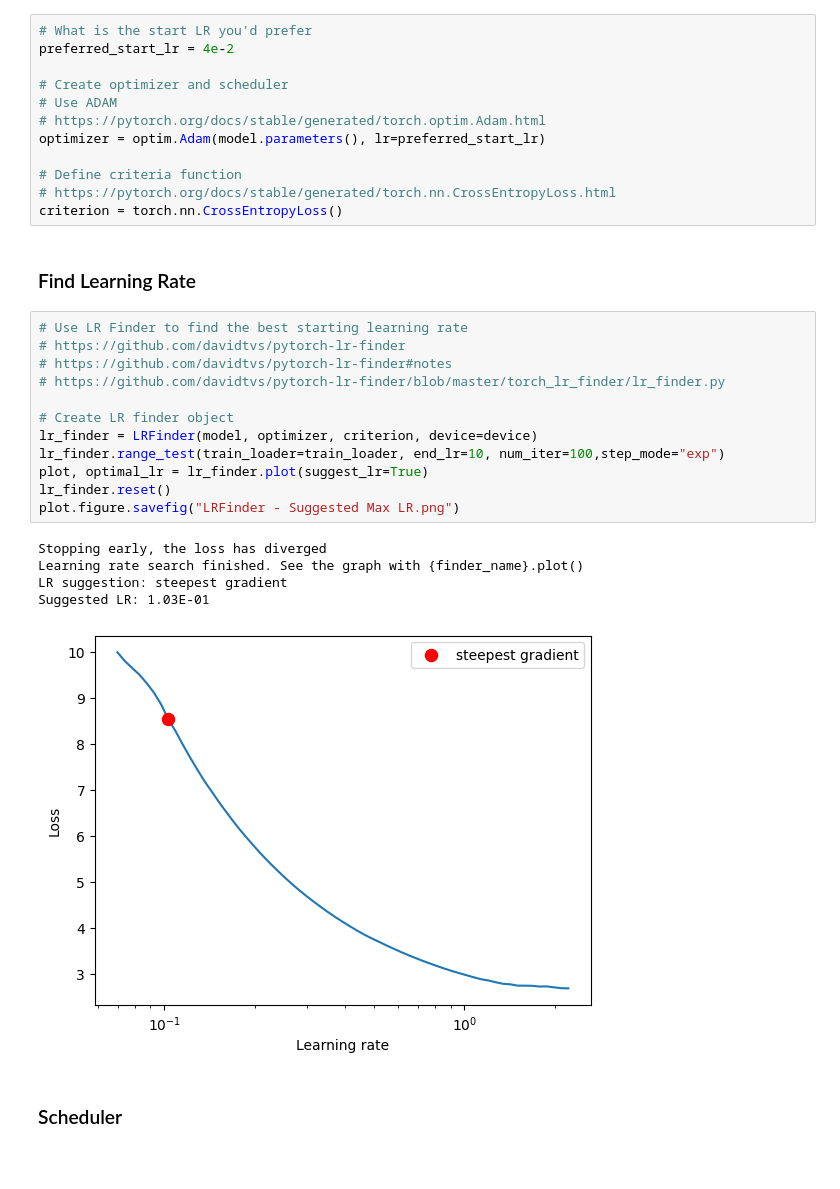
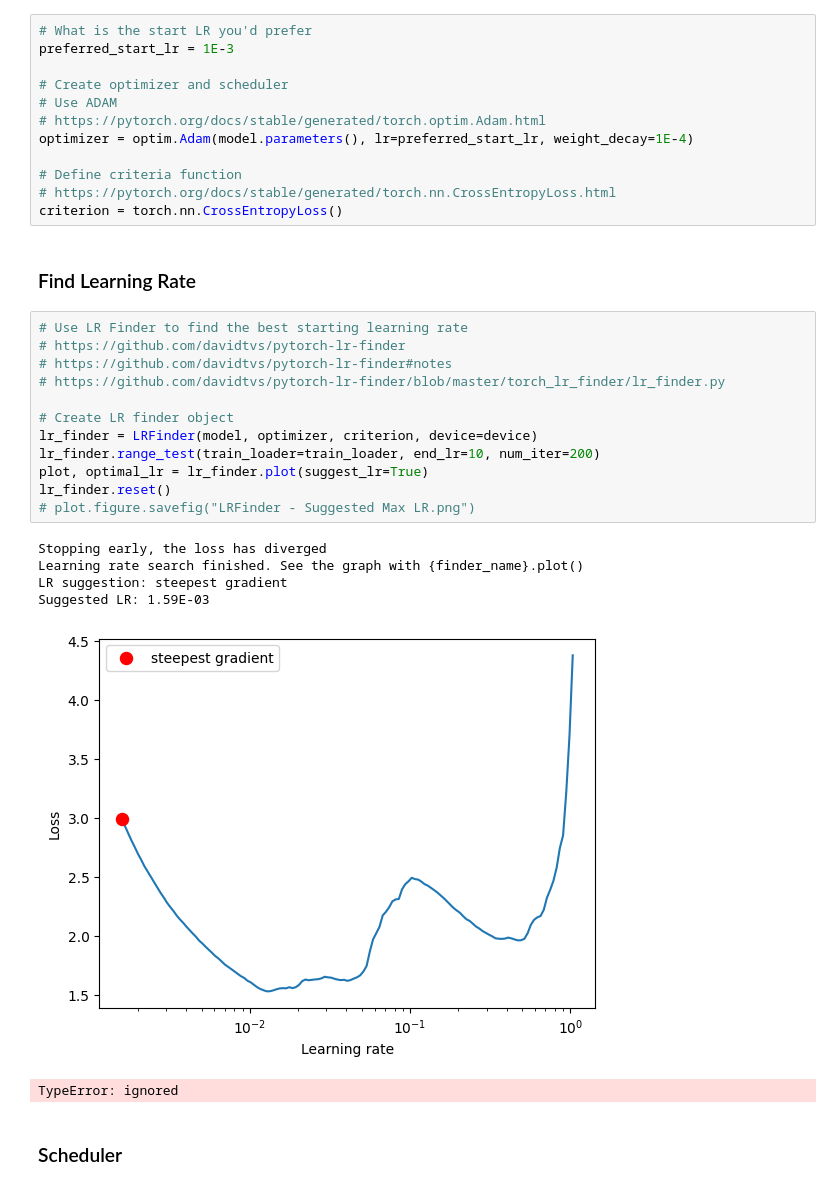
Before and after one commit to nviraj/era-v1, a Jupyter notebook: Session 10/Submission/ERA V1 - Viraj - Assignment 10.ipynb, the cells around one changed output. Drawn from its saved outputs; the diff is of its cells as text; blank space fills up the shorter version.

```diff
--- a/Session 10/Submission/ERA V1 - Viraj - Assignment 10.ipynb
+++ b/Session 10/Submission/ERA V1 - Viraj - Assignment 10.ipynb
@@ -290,12 +290,12 @@ Estimated Total Size (MB): 30.96
 ### Optimizer and Loss Function
 # %%
 # What is the start LR you'd prefer
-preferred_start_lr = 4e-2
+preferred_start_lr = 1E-3
 
 # Create optimizer and scheduler
 # Use ADAM
 # https://pytorch.org/docs/stable/generated/torch.optim.Adam.html
-optimizer = optim.Adam(model.parameters(), lr=preferred_start_lr)
+optimizer = optim.Adam(model.parameters(), lr=preferred_start_lr, weight_decay=1E-4)
 
 # Define criteria function
 # https://pytorch.org/docs/stable/generated/torch.nn.CrossEntropyLoss.html
@@ -305,21 +305,22 @@ criterion = torch.nn.CrossEntropyLoss()
 # %%
 # Use LR Finder to find the best starting learning rate
 # https://github.com/davidtvs/pytorch-lr-finder
 # https://github.com/davidtvs/pytorch-lr-finder#notes
 # https://github.com/davidtvs/pytorch-lr-finder/blob/master/torch_lr_finder/lr_finder.py
 
 # Create LR finder object
 lr_finder = LRFinder(model, optimizer, criterion, device=device)
-lr_finder.range_test(train_loader=train_loader, end_lr=10, num_iter=100,step_mode="exp")
+lr_finder.range_test(train_loader=train_loader, end_lr=10, num_iter=200)
 plot, optimal_lr = lr_finder.plot(suggest_lr=True)
 lr_finder.reset()
-plot.figure.savefig("LRFinder - Suggested Max LR.png")
+# plot.figure.savefig("LRFinder - Suggested Max LR.png")
 # %% [output]
 Stopping early, the loss has diverged
 Learning rate search finished. See the graph with {finder_name}.plot()
 LR suggestion: steepest gradient
-Suggested LR: 1.03E-01
+Suggested LR: 1.59E-03
-[figure, old version]
+[figure, new version]
+TypeError: ignored
 # %% [markdown]
 ### Scheduler
 # %%
```
Also changed, not shown: parts of 7 cells of this notebook.
